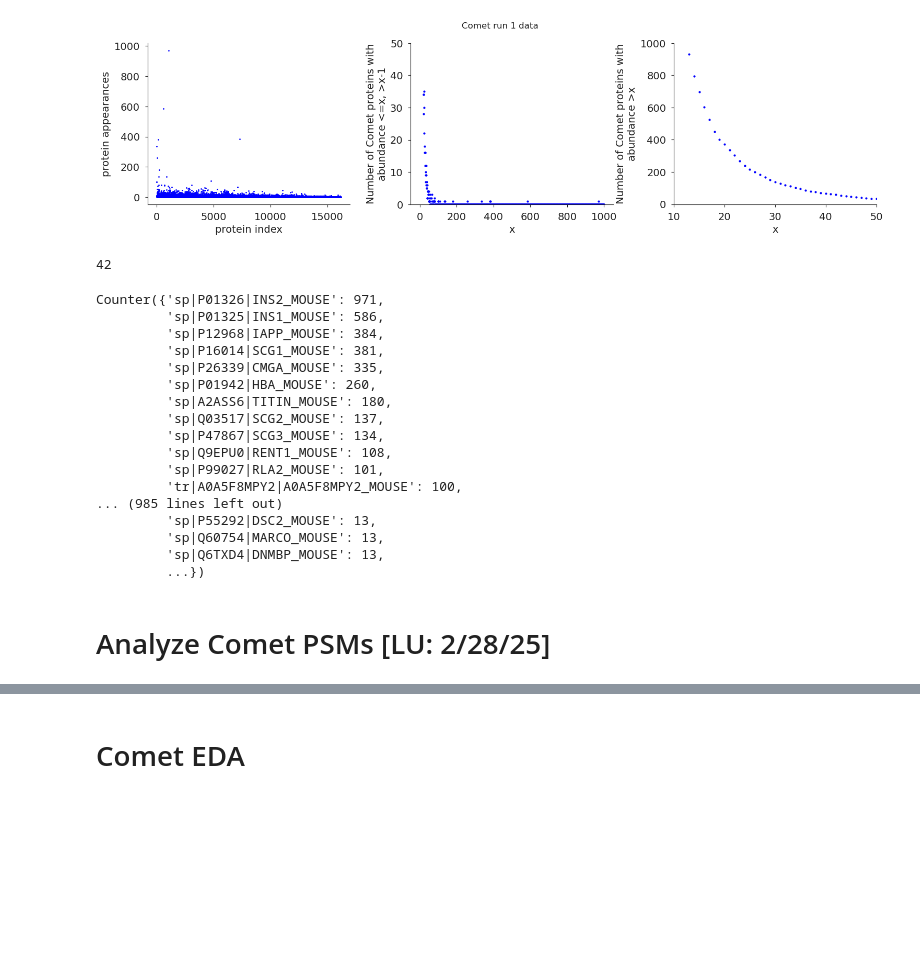
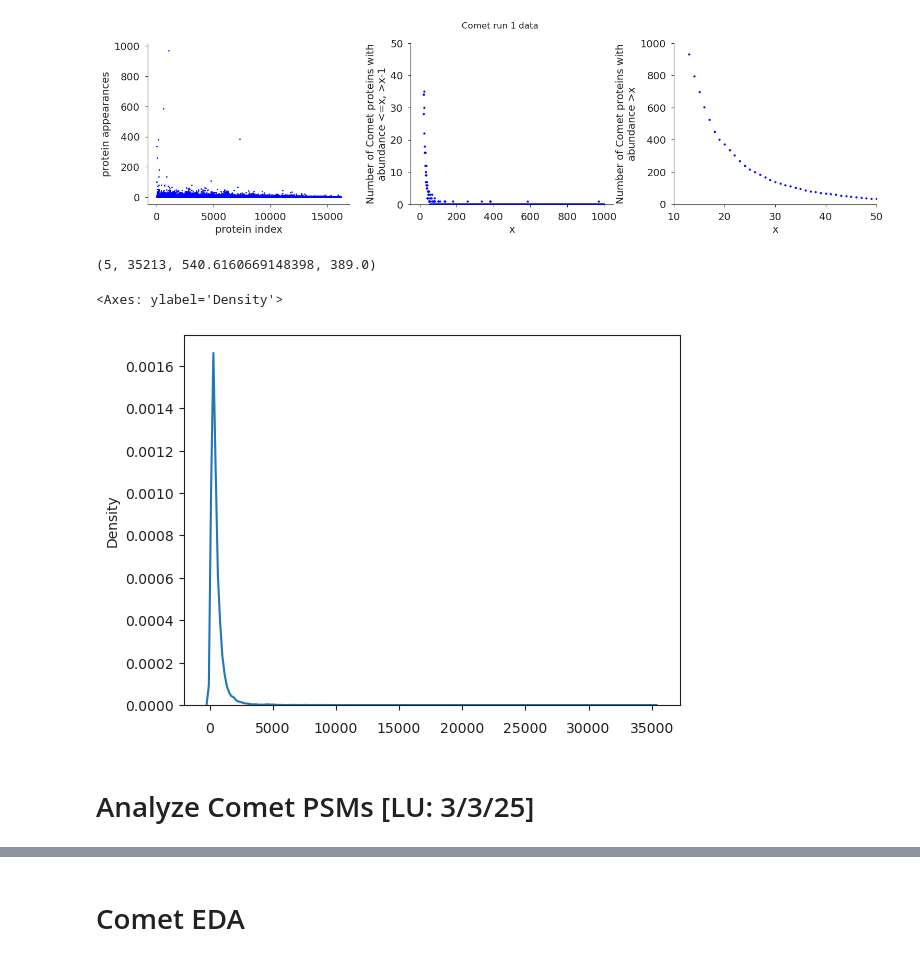
Before and after one commit to ryanlayerlab/hypedsearch, a Jupyter notebook: notebooks/experiment-development.ipynb, the cells around one changed output, grey strips where cells are left out. Saved outputs shown, nothing was run; the diff lists cells and outputs as text; code cells hidden in the pictures; blank space fills up the shorter version.

```diff
--- a/notebooks/experiment-development.ipynb
+++ b/notebooks/experiment-development.ipynb
@@ -286,30 +328,17 @@ Number of proteins in mouse proteome = 21759
 (-1.0, 1000.0)
 Text(0.5, 0.98, 'Comet run 1 data')
 [figure]
-# %%
-import numpy as np
-len(np.arange(1, 21000, 500))
-# %% [output]
-42
-# %%
-Counter(all_comet_proteins)
-# %% [output]
-Counter({'sp|P01326|INS2_MOUSE': 971,
-         'sp|P01325|INS1_MOUSE': 586,
-         'sp|P12968|IAPP_MOUSE': 384,
-         'sp|P16014|SCG1_MOUSE': 381,
-         'sp|P26339|CMGA_MOUSE': 335,
-         'sp|P01942|HBA_MOUSE': 260,
-         'sp|A2ASS6|TITIN_MOUSE': 180,
-         'sp|Q03517|SCG2_MOUSE': 137,
-         'sp|P47867|SCG3_MOUSE': 134,
-         'sp|Q9EPU0|RENT1_MOUSE': 108,
-         'sp|P99027|RLA2_MOUSE': 101,
-         'tr|A0A5F8MPY2|A0A5F8MPY2_MOUSE': 100,
-... (985 lines left out)
-         'sp|P55292|DSC2_MOUSE': 13,
-         'sp|Q60754|MARCO_MOUSE': 13,
-         'sp|Q6TXD4|DNMBP_MOUSE': 13,
-         ...})
+# %%
+mouse_proteome = get_proteins_from_fasta(fasta_path=MOUSE_PROTEOME)
+prot_sizes = [len(protein.seq) for protein in mouse_proteome]
+
+min(prot_sizes), max(prot_sizes), np.mean(prot_sizes), np.median(prot_sizes)
+sns.kdeplot(
+    data=prot_sizes
+)
+# %% [output]
+(5, 35213, 540.6160669148398, 389.0)
+<Axes: ylabel='Density'>
+[figure, added]
 # %% [markdown]
-# Analyze Comet PSMs [LU: 2/28/25]
+# Analyze Comet PSMs [LU: 3/3/25]
```
Also changed, not shown: parts of 50 cells of this notebook, 15 other files.
